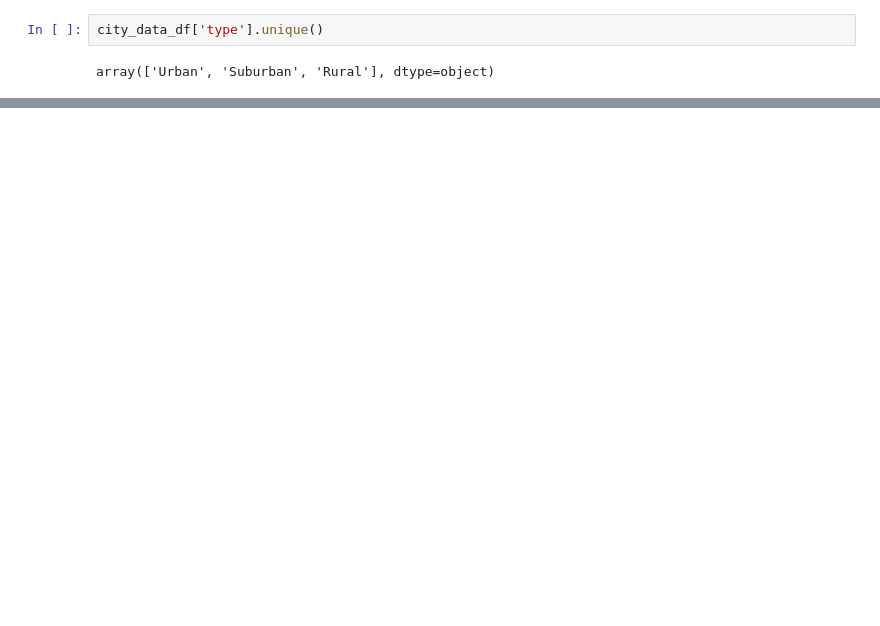
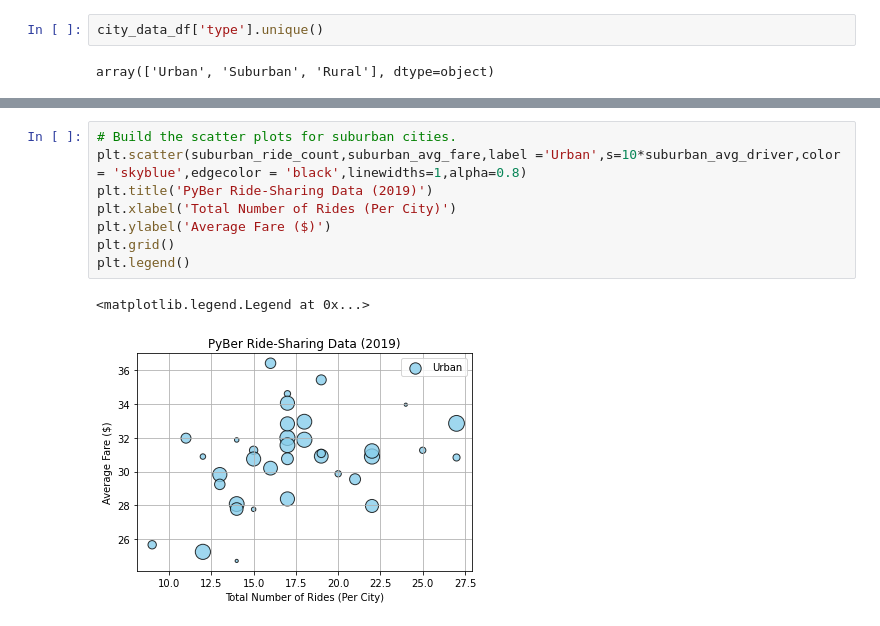
Before and after one commit to Vsingh31/PyBer_Analysis, a Jupyter notebook: pyber.ipynb, the cells around one changed output, grey strips where cells are left out. Drawn from its saved outputs; the diff is of its cells as text; blank space fills up the shorter version.

```diff
--- a/pyber.ipynb
+++ b/pyber.ipynb
@@ -74,0 +118,11 @@ sum(city_data_df['type'] == 'Rural')
+# %%
+# Build the scatter plots for suburban cities.
+plt.scatter(suburban_ride_count,suburban_avg_fare,label ='Urban',s=10*suburban_avg_driver,color = 'skyblue',edgecolor = 'black',linewidths=1,alpha=0.8)
+plt.title('PyBer Ride-Sharing Data (2019)')
+plt.xlabel('Total Number of Rides (Per City)')
+plt.ylabel('Average Fare ($)')
+plt.grid()
+plt.legend()
+# %% [output]
+<matplotlib.legend.Legend at 0x...>
+[figure, added]
```
Also changed, not shown: parts of 12 cells of this notebook, 2 other files.
